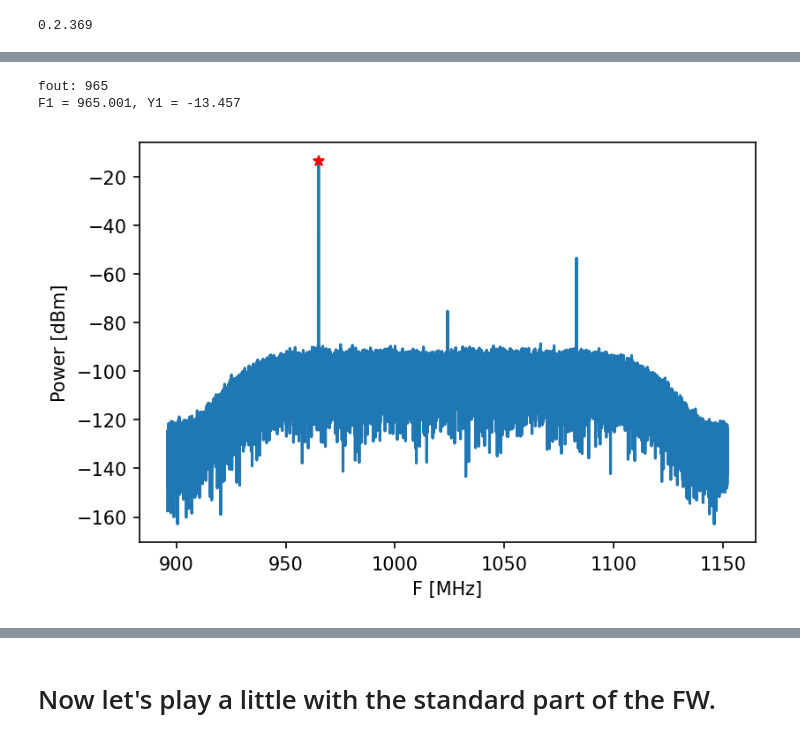
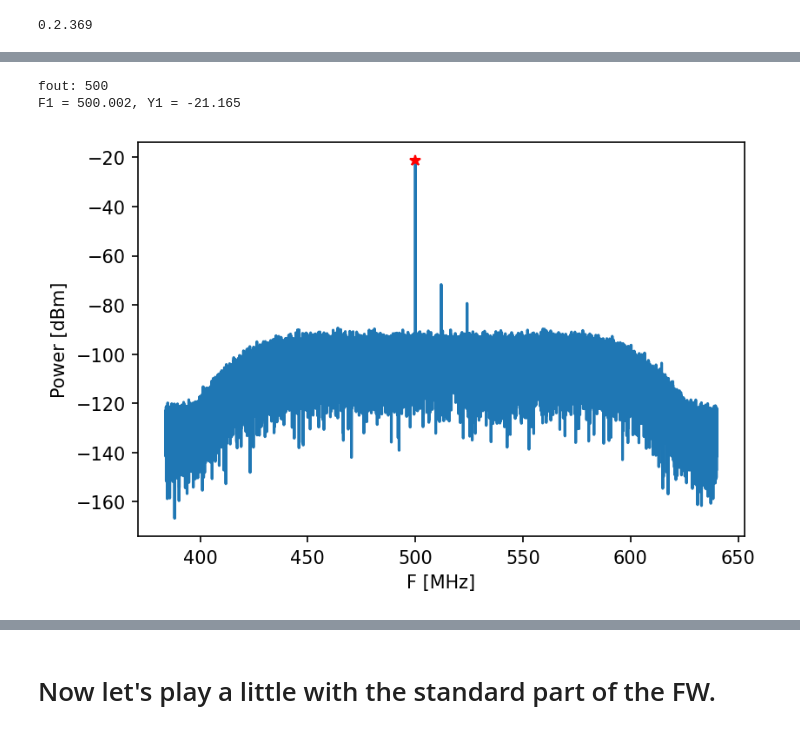
Before and after one commit to openquantumhardware/qick-tools, a Jupyter notebook: spectrum_v1/soft/qick_tprocv2_111_fft_spectrum.ipynb, the cells around one changed output, grey strips where cells are left out. Cells and saved outputs as stored; diff of their text form; code cells hidden in the pictures.

```diff
--- a/spectrum_v1/soft/qick_tprocv2_111_fft_spectrum.ipynb
+++ b/spectrum_v1/soft/qick_tprocv2_111_fft_spectrum.ipynb
@@ -44,10 +44,21 @@ pynq.pl_server.global_state.clear_global_state()
 # %% [output]
 0.2.369
 # %%
-# soc = SpectrumSoc('/home/dmartin2/fw/qick_tprocv2_111_fft_spectrum_250826_1/pynq/std_111_bread_small.bit')
-# soc = SpectrumSoc('/home/dmartin2/fw/qick_tprocv2_111_fft_spectrum_250918_1/qick_111.bit') # has hierarchies, couldn´t test it due to qick_lib version not supporting it
-soc = SpectrumSoc('/home/dmartin2/fw/qick_tprocv2_111_fft_spectrum_250919_1/qick_111.bit')
-soccfg = soc
+USE_PYRO = False
+
+if USE_PYRO:
+    from qick.pyro import make_proxy
+    # soc, soccfg = make_proxy(ns_host="pynq4x2.dhcp.fnal.gov", ns_port=8888, proxy_name="myqick")
+    # soc, soccfg = make_proxy(ns_host="pynq216-6.dhcp.fnal.gov", ns_port=8888, proxy_name="myqick")
+    # soc, soccfg = make_proxy(ns_host="pynq111-2.dhcp.fnal.gov", ns_port=8888, proxy_name="myqick")
+    soc, soccfg = make_proxy(ns_host="pynq111-4.dhcp.fnal.gov", ns_port=8888, proxy_name="myqick")
+
+else:
+    # soc = SpectrumSoc(bitfile='/home/dmartin2/fw/qick_tprocv2_111_fft_spectrum_250826_1/pynq/std_111_bread_small.bit')
+    # soc = SpectrumSoc(bitfile='/home/dmartin2/fw/qick_tprocv2_111_fft_spectrum_250918_1/qick_111.bit') # has hierarchies, couldn´t test it due to qick_lib version not supporting it
+    soc = SpectrumSoc(bitfile='/home/dmartin2/fw/qick_tprocv2_111_fft_spectrum_250919_1/qick_111.bit') # works OK
+    soccfg = soc
+
 print(soccfg)
 # %% [output]
 QICK running on ZCU111, software version 0.2.369
@@ -77,7 +88,8 @@ chain = DualChain(soc,soc['analysis'][0],soc['synthesis'][1])
 ##########################################
 ### Simple Sine Loop-back (ADC output) ###
 ##########################################
-fout = np.random.randint(0,1000)
+# fout = np.random.randint(0,1000)
+fout = 500
 print("fout: %d"%(fout))
 chain.set_tone(fout,verbose=True)
 
@@ -132,48 +144,51 @@ F1 = 390.012, Y1 = -34.547
 ##########################################
 ### Simple Sine Loop-back (PFB output) ###
 ##########################################
-fout = np.random.randint(0,1000)
+# fout = np.random.randint(0,1000)
+fout = 500
 print("fout: %d"%(fout))
 chain.set_tone(fout,verbose=True)
 
 # Compute channel center frequency.
 FC = chain.analysis.ch2freq(chain.analysis.freq2ch(fout))
+
+soc.axis_ddscic_v3_0.outsel(data="input", cic="no")
 
 # Get data.
 [xi,xq] = chain.get_bin_pfb(fout)
 x = xi + 1j*xq
 # plt.figure(0)
 # plt.plot(xi[:100])
 # plt.plot(xq[:100])
 
 # ADU to V.
 # 500mV --> 2^15
 x = x*0.5/2**15
 
 # Spectrum.
 w = np.hanning(len(x))
 Aw = len(w)/np.sum(w)
 xw = Aw*x*w
 Y = fftshift(fft(xw)/len(xw))
 F = np.linspace(-chain.fs_ch/2,chain.fs_ch/2,len(Y))
 
 # Normalize to dBm.
 R = 50
 Y = 10*np.log10((np.abs(Y)**2)/(2*R*1e-3));
 
 # Max.
 [F1,Y1] = findPeak(F,Y);
 print('F1 = {:.3f}, Y1 = {:.3f}'.format(F1+FC,Y1));
 
 plt.figure(3,dpi=150)
 plt.plot(F+FC,Y)
 plt.plot(F1+FC,Y1,'r*');
 plt.xlabel("F [MHz]");
 plt.ylabel("Power [dBm]");
 # %% [output]
-fout: 965
-F1 = 965.001, Y1 = -13.457
+fout: 500
+F1 = 500.002, Y1 = -21.165
-[figure, old version]
+[figure, new version]
 # %%
 ##########################################
 ### Channels Side-by-Side (PFB output) ###
```
Also changed, not shown: parts of 8 cells of this notebook, 1 other file.
